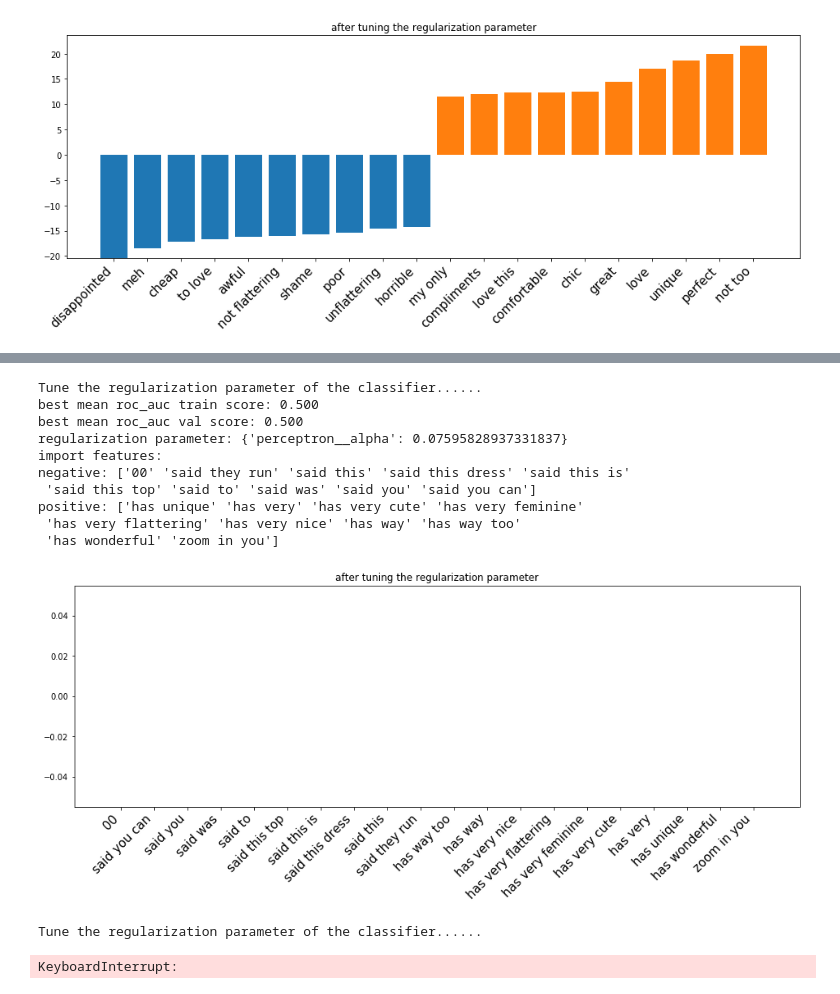
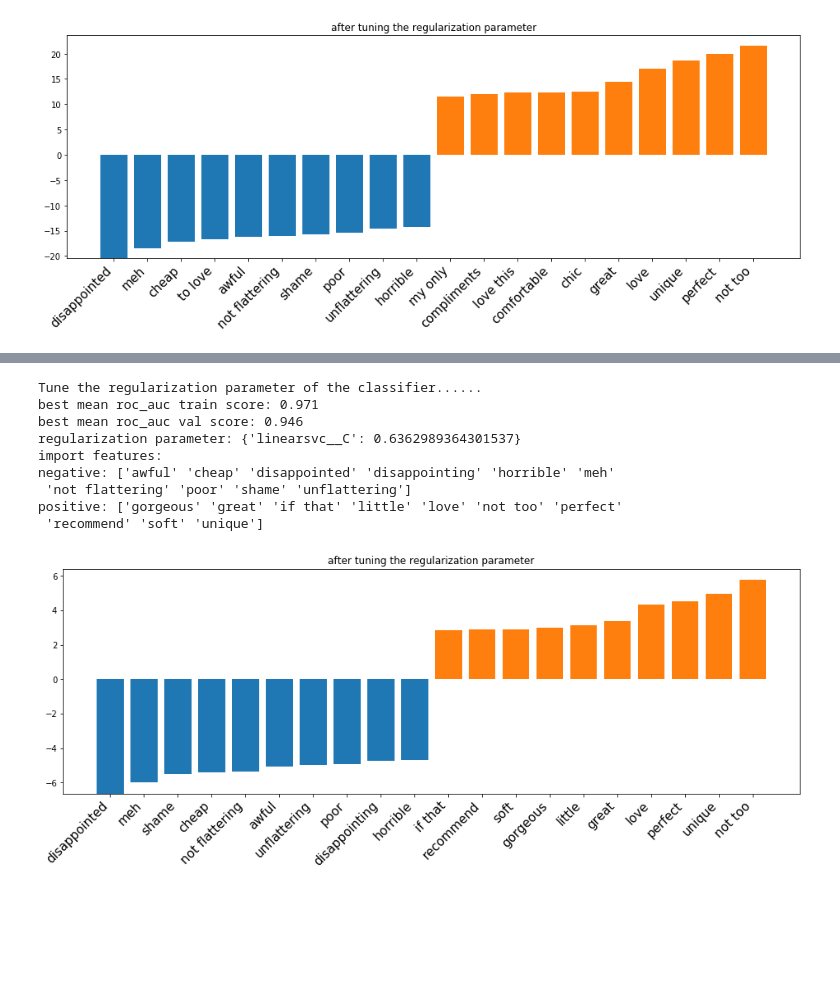
Before and after one commit to DtMoon/CS231n-2017, a Jupyter notebook: assignment2/TensorFlow/Homework5.ipynb, the cells around one changed output, grey strips where cells are left out. Drawn from its saved outputs; the diff is of its cells as text; code cells hidden in the pictures; blank space fills up the shorter version.

```diff
--- a/assignment2/TensorFlow/Homework5.ipynb
+++ b/assignment2/TensorFlow/Homework5.ipynb
@@ -71,7 +71,8 @@ def before_tuning(pipeline, X_train, y_train, visual=True):
 # %%
 def after_tuning(pipeline, param_grid, X_train, y_train, visual=True):
     print('Tune the regularization parameter of the classifier......')
-    grid = GridSearchCV(pipeline, param_grid=param_grid, scoring='roc_auc', n_jobs=8, return_train_score=True).fit(X_train, y_train)
+    grid = GridSearchCV(pipeline, param_grid=param_grid, scoring='roc_auc',
+                        n_jobs=8, return_train_score=True).fit(X_train, y_train)
     print('best mean roc_auc train score: {:.3f}\nbest mean roc_auc val score: {:.3f}'.format(
         grid.cv_results_['mean_train_score'][grid.best_index_], grid.best_score_))
     print('regularization parameter: {}'.format(grid.best_params_))
@@ -622,25 +658,16 @@ array([[0., 0., 0., ..., 0., 0., 0.]])
 # %%
-param_grid = {'perceptron__alpha': 10 ** (np.random.rand(20) * 4 - 2)}
+param_grid = {'linearsvc__C': 10 ** (np.random.rand(20) * 4 - 2)}
 pipeline = make_pipeline(TfidfVectorizer(min_df=3, ngram_range=(1, 3), stop_words=None),
-                                                   Perceptron(penalty='l1'), memory='cache_folder')
+                         LinearSVC(penalty='l1', dual=False), memory='cache_folder')
 pipeline = after_tuning(pipeline, param_grid, X_train, y_train)
 # %% [output]
 Tune the regularization parameter of the classifier......
-best mean roc_auc train score: 0.500
-best mean roc_auc val score: 0.500
-regularization parameter: {'perceptron__alpha': 0.07595828937331837}
+best mean roc_auc train score: 0.971
+best mean roc_auc val score: 0.946
+regularization parameter: {'linearsvc__C': 0.6362989364301537}
 import features:
-negative: ['00' 'said they run' 'said this' 'said this dress' 'said this is'
- 'said this top' 'said to' 'said was' 'said you' 'said you can']
-positive: ['has unique' 'has very' 'has very cute' 'has very feminine'
- 'has very flattering' 'has very nice' 'has way' 'has way too'
- 'has wonderful' 'zoom in you']
+negative: ['awful' 'cheap' 'disappointed' 'disappointing' 'horrible' 'meh'
+ 'not flattering' 'poor' 'shame' 'unflattering']
+positive: ['gorgeous' 'great' 'if that' 'little' 'love' 'not too' 'perfect'
+ 'recommend' 'soft' 'unique']
-[figure, old version]
+[figure, new version]
-# %%
-param_grid = {'perceptron__alpha': 10 ** (np.random.rand(20) * 4 - 2)}
-pipeline = make_pipeline(TfidfVectorizer(min_df=3, ngram_range=(1, 3), stop_words=None),
-                                                   Perceptron(penalty='l2'), memory='cache_folder')
-pipeline = after_tuning(pipeline, param_grid, X_train, y_train)
-# %% [output]
-Tune the regularization parameter of the classifier......
-KeyboardInterrupt:
```
Also changed, not shown: parts of 12 cells of this notebook.
